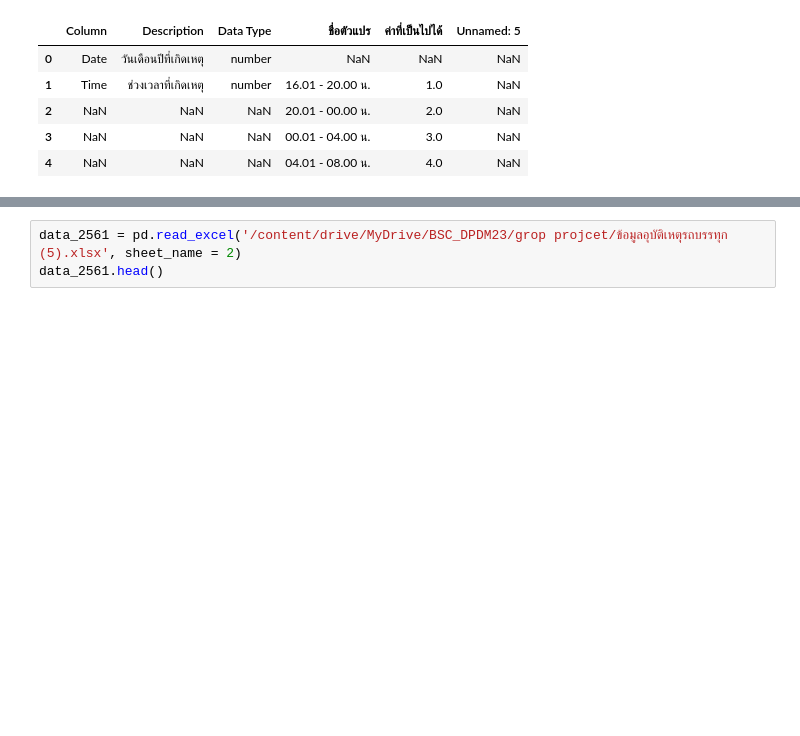
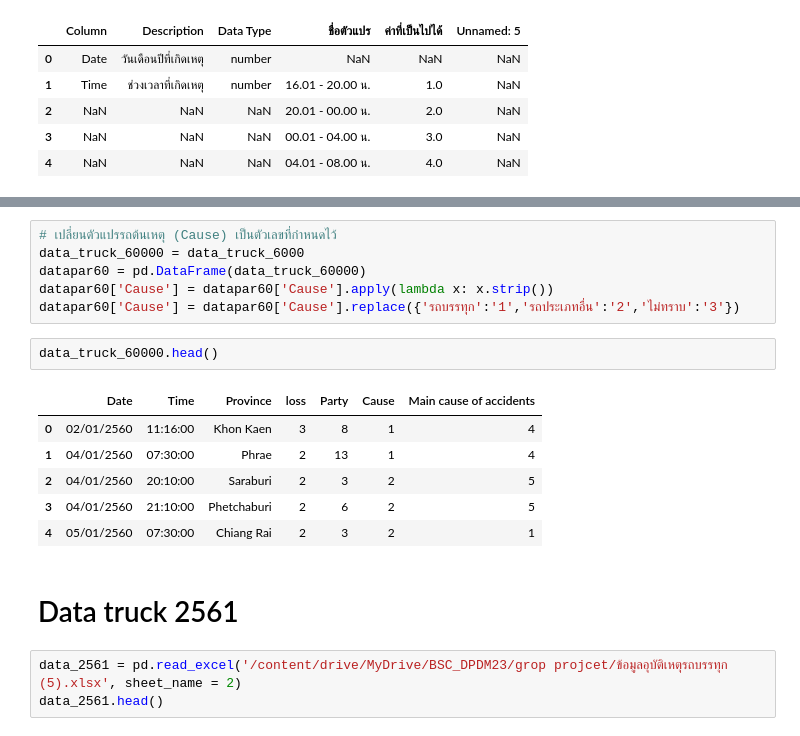
Before and after one commit to Aingon14/BSC_DPDM23, a Jupyter notebook: Group_project2.ipynb, the cells around one changed output, grey strips where cells are left out. Saved outputs shown, nothing was run; the diff lists cells and outputs as text; blank space fills up the shorter version.

```diff
--- a/Group_project2.ipynb
+++ b/Group_project2.ipynb
@@ -46,3 +218,20 @@ data60_col
+# %%
+# เปลี่ยนตัวแปรรถต้นเหตุ (Cause) เป็นตัวเลขที่กำหนดไว้
+data_truck_60000 = data_truck_6000
+datapar60 = pd.DataFrame(data_truck_60000)
+datapar60['Cause'] = datapar60['Cause'].apply(lambda x: x.strip())
+datapar60['Cause'] = datapar60['Cause'].replace({'รถบรรทุก':'1','รถประเภทอื่น':'2','ไม่ทราบ':'3'})
+# %%
+data_truck_60000.head()
+# %% [output]
+|  | Date | Time | Province | loss | Party | Cause | Main cause of accidents |
+| 0 | 02/01/2560 | 11:16:00 | Khon Kaen | 3 | 8 | 1 | 4 |
+| 1 | 04/01/2560 | 07:30:00 | Phrae | 2 | 13 | 1 | 4 |
+| 2 | 04/01/2560 | 20:10:00 | Saraburi | 2 | 3 | 2 | 5 |
+| 3 | 04/01/2560 | 21:10:00 | Phetchaburi | 2 | 6 | 2 | 5 |
+| 4 | 05/01/2560 | 07:30:00 | Chiang Rai | 2 | 3 | 2 | 1 |
+# %% [markdown]
+# Data truck 2561
 # %%
 data_2561 = pd.read_excel('/content/drive/MyDrive/BSC_DPDM23/grop projcet/ข้อมูลอุบัติเหตุรถบรรทุก (5).xlsx', sheet_name = 2)
 data_2561.head()
```
Also changed, not shown: parts of 28 cells of this notebook.
